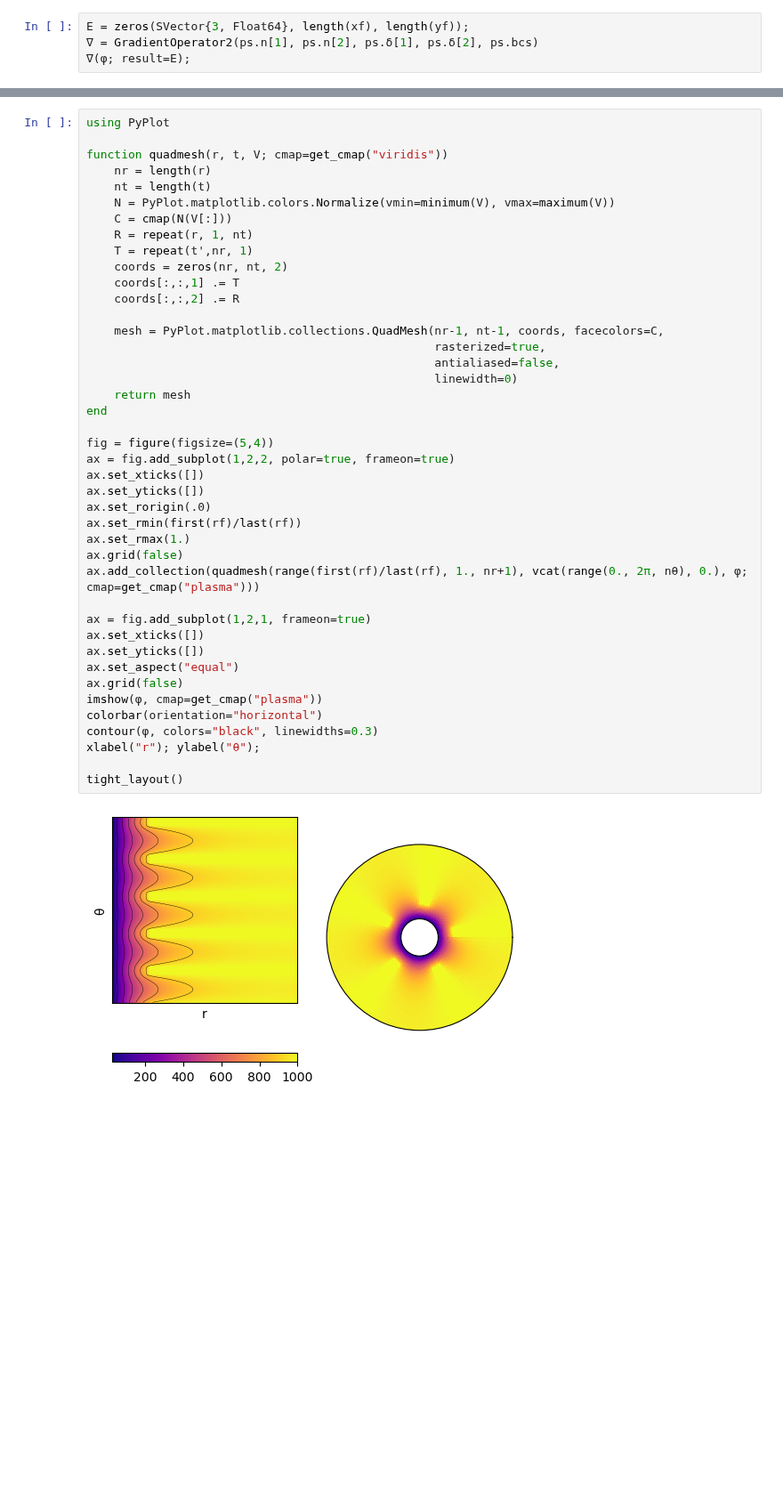
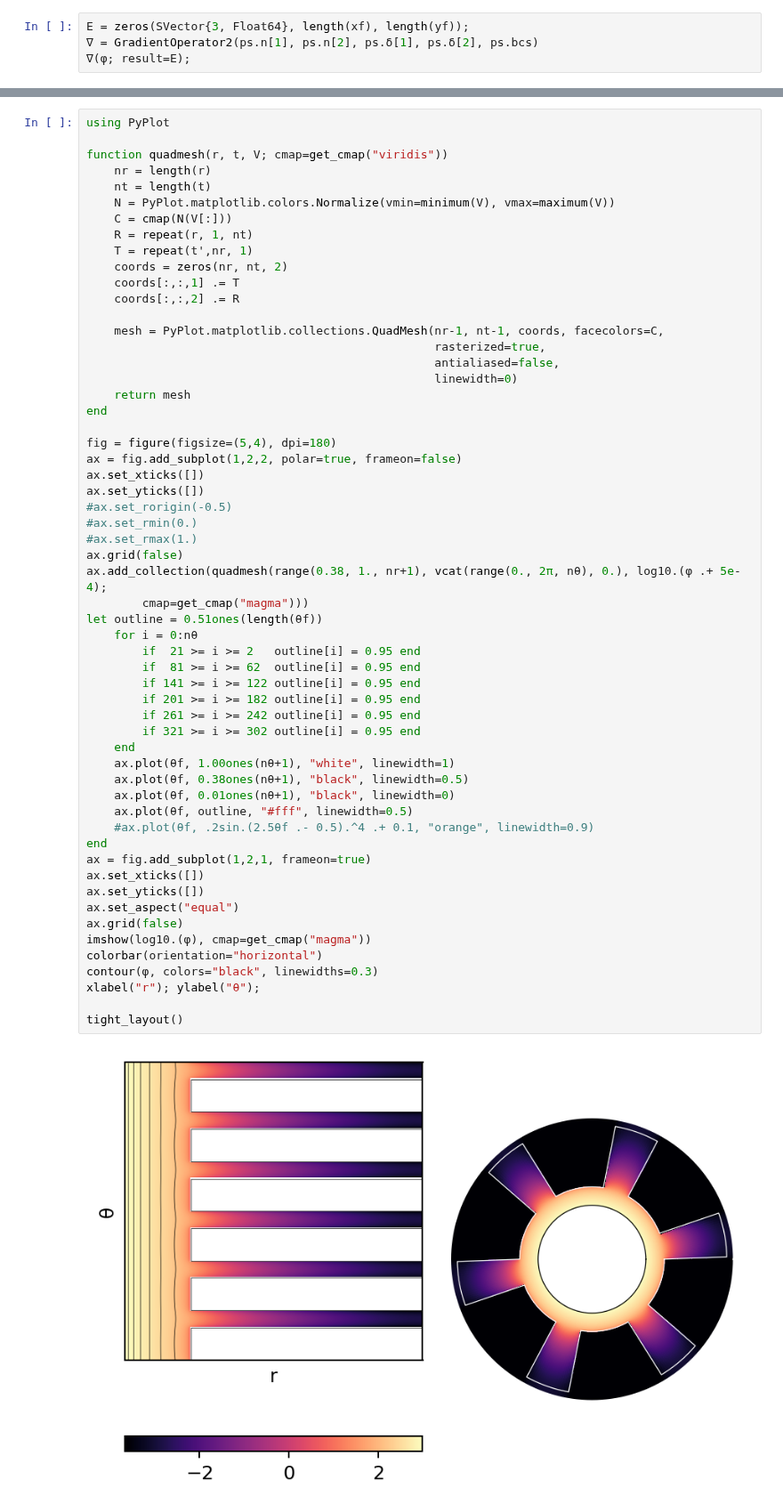
Before and after one commit to bchaber/pole, a Jupyter notebook: PoissonEquation.ipynb, the cells around one changed output, grey strips where cells are left out. Shown at 89% size. Saved outputs shown, nothing was run; the diff lists cells and outputs as text; blank space fills up the shorter version.

```diff
--- a/PoissonEquation.ipynb
+++ b/PoissonEquation.ipynb
@@ -449,39 +431,54 @@ function quadmesh(r, t, V; cmap=get_cmap("viridis"))
     nt = length(t)
     N = PyPlot.matplotlib.colors.Normalize(vmin=minimum(V), vmax=maximum(V))
     C = cmap(N(V[:]))
     R = repeat(r, 1, nt)
     T = repeat(t',nr, 1)
     coords = zeros(nr, nt, 2)
     coords[:,:,1] .= T
     coords[:,:,2] .= R
 
     mesh = PyPlot.matplotlib.collections.QuadMesh(nr-1, nt-1, coords, facecolors=C,
                                                   rasterized=true,
                                                   antialiased=false,
                                                   linewidth=0)
     return mesh
 end
 
-fig = figure(figsize=(5,4))
-ax = fig.add_subplot(1,2,2, polar=true, frameon=true)
+fig = figure(figsize=(5,4), dpi=180)
+ax = fig.add_subplot(1,2,2, polar=true, frameon=false)
 ax.set_xticks([])
 ax.set_yticks([])
-ax.set_rorigin(.0)
-ax.set_rmin(first(rf)/last(rf))
-ax.set_rmax(1.)
+#ax.set_rorigin(-0.5)
+#ax.set_rmin(0.)
+#ax.set_rmax(1.)
 ax.grid(false)
-ax.add_collection(quadmesh(range(first(rf)/last(rf), 1., nr+1), vcat(range(0., 2π, nθ), 0.), φ; cmap=get_cmap("plasma")))
-
+ax.add_collection(quadmesh(range(0.38, 1., nr+1), vcat(range(0., 2π, nθ), 0.), log10.(φ .+ 5e-4);
+        cmap=get_cmap("magma")))
+let outline = 0.51ones(length(θf))
+    for i = 0:nθ
+        if  21 >= i >= 2   outline[i] = 0.95 end
+        if  81 >= i >= 62  outline[i] = 0.95 end
+        if 141 >= i >= 122 outline[i] = 0.95 end
+        if 201 >= i >= 182 outline[i] = 0.95 end
+        if 261 >= i >= 242 outline[i] = 0.95 end
+        if 321 >= i >= 302 outline[i] = 0.95 end
+    end
+    ax.plot(θf, 1.00ones(nθ+1), "white", linewidth=1)
+    ax.plot(θf, 0.38ones(nθ+1), "black", linewidth=0.5)
+    ax.plot(θf, 0.01ones(nθ+1), "black", linewidth=0)
+    ax.plot(θf, outline, "#fff", linewidth=0.5)
+    #ax.plot(θf, .2sin.(2.5θf .- 0.5).^4 .+ 0.1, "orange", linewidth=0.9)
+end
 ax = fig.add_subplot(1,2,1, frameon=true)
 ax.set_xticks([])
 ax.set_yticks([])
 ax.set_aspect("equal")
 ax.grid(false)
-imshow(φ, cmap=get_cmap("plasma"))
+imshow(log10.(φ), cmap=get_cmap("magma"))
 colorbar(orientation="horizontal")
 contour(φ, colors="black", linewidths=0.3)
 xlabel("r"); ylabel("θ");
 
 tight_layout()
 # %% [output]
-[figure, old version]
+[figure, new version]
```
Also changed, not shown: parts of 16 cells of this notebook.
